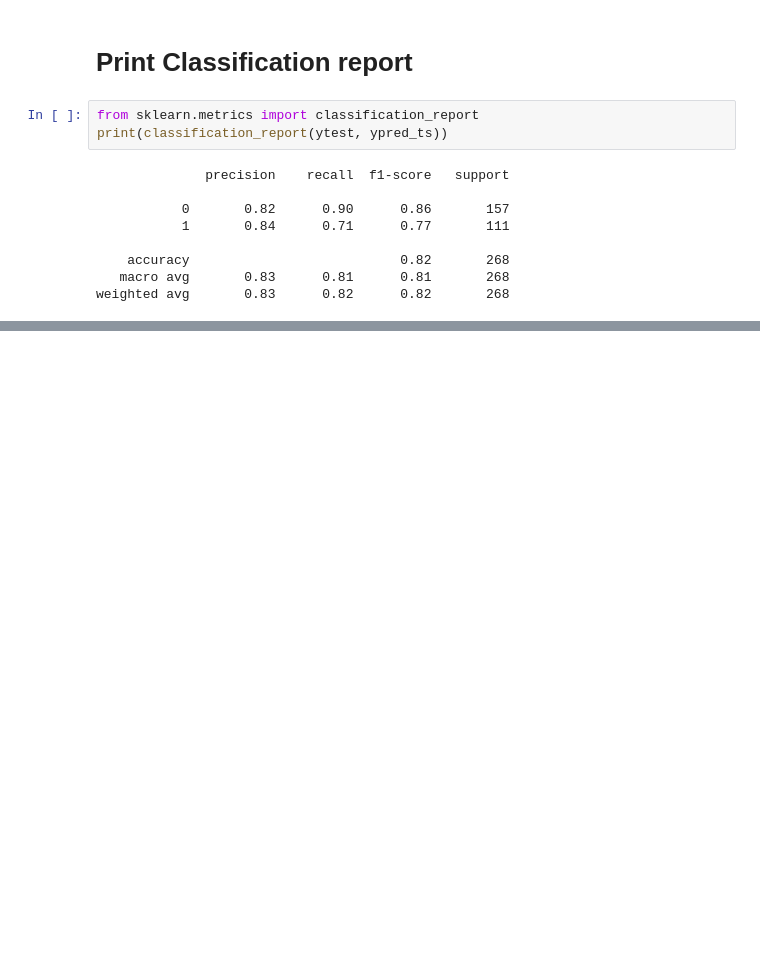
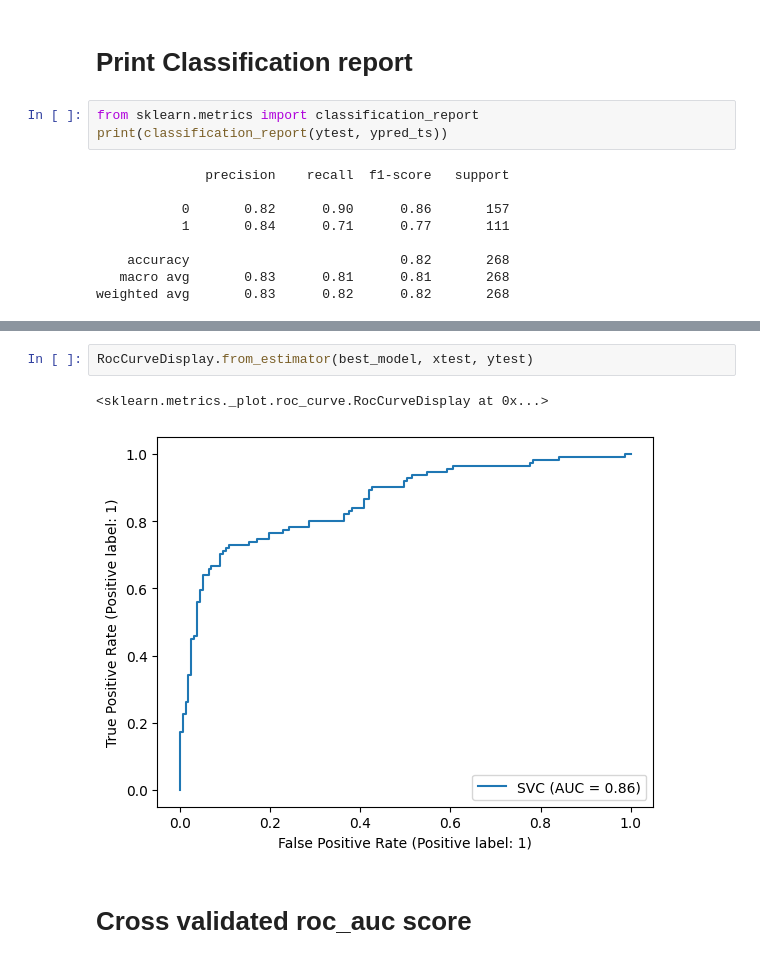
Before and after one commit to DrRutujaDeshmukh/VSCode, a Jupyter notebook: Algorithm Evaluation/Algorithm Evaluation.ipynb, the cells around one changed output, grey strips where cells are left out. Cells and saved outputs as stored; diff of their text form; blank space fills up the shorter version.

```diff
--- a/Algorithm Evaluation/Algorithm Evaluation.ipynb
+++ b/Algorithm Evaluation/Algorithm Evaluation.ipynb
@@ -393,0 +402,7 @@ weighted avg       0.83      0.82      0.82       268
+# %%
+RocCurveDisplay.from_estimator(best_model, xtest, ytest)
+# %% [output]
+<sklearn.metrics._plot.roc_curve.RocCurveDisplay at 0x...>
+[figure, added]
+# %% [markdown]
+# Cross validated roc_auc score
```
Also changed, not shown: parts of 23 cells of this notebook, 1 other file.
